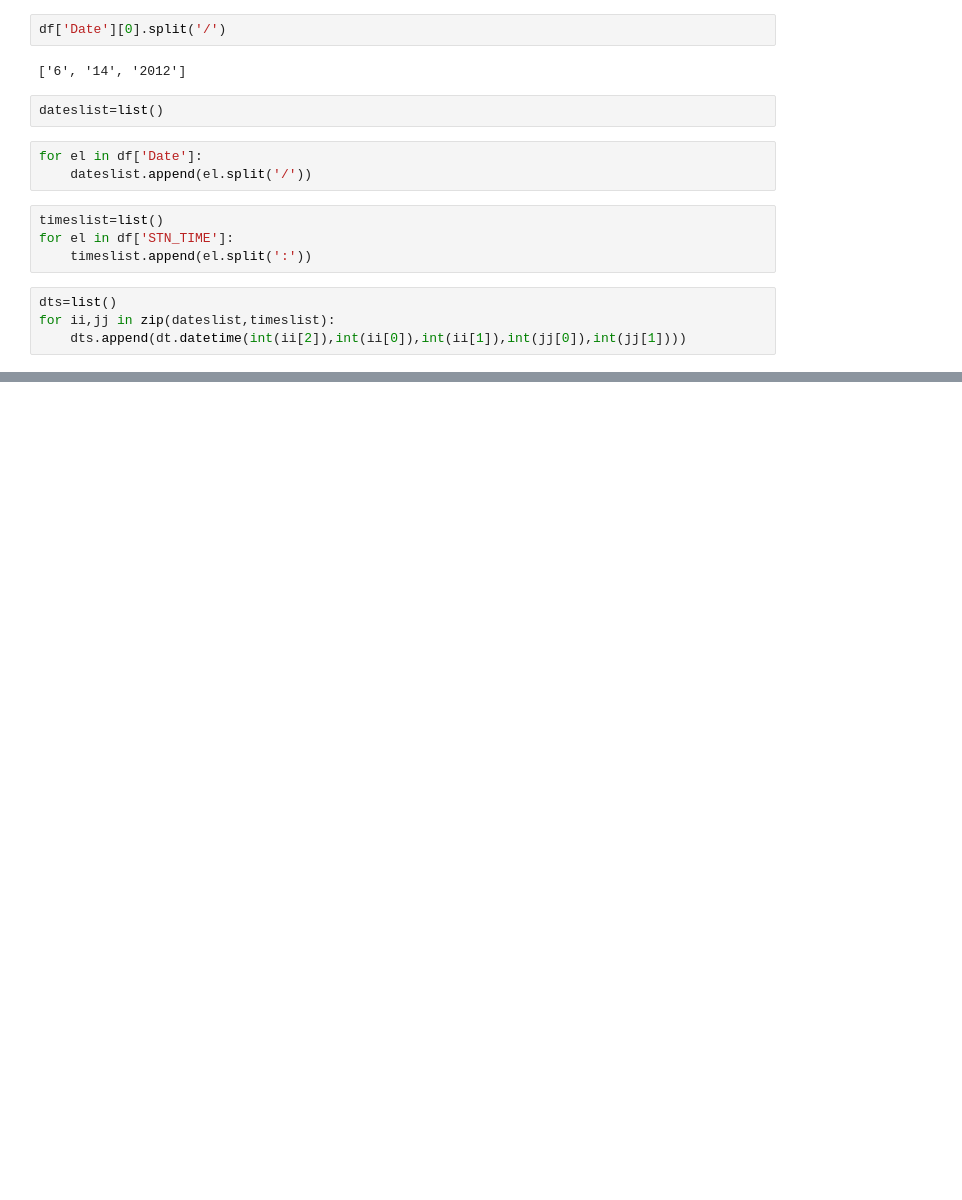
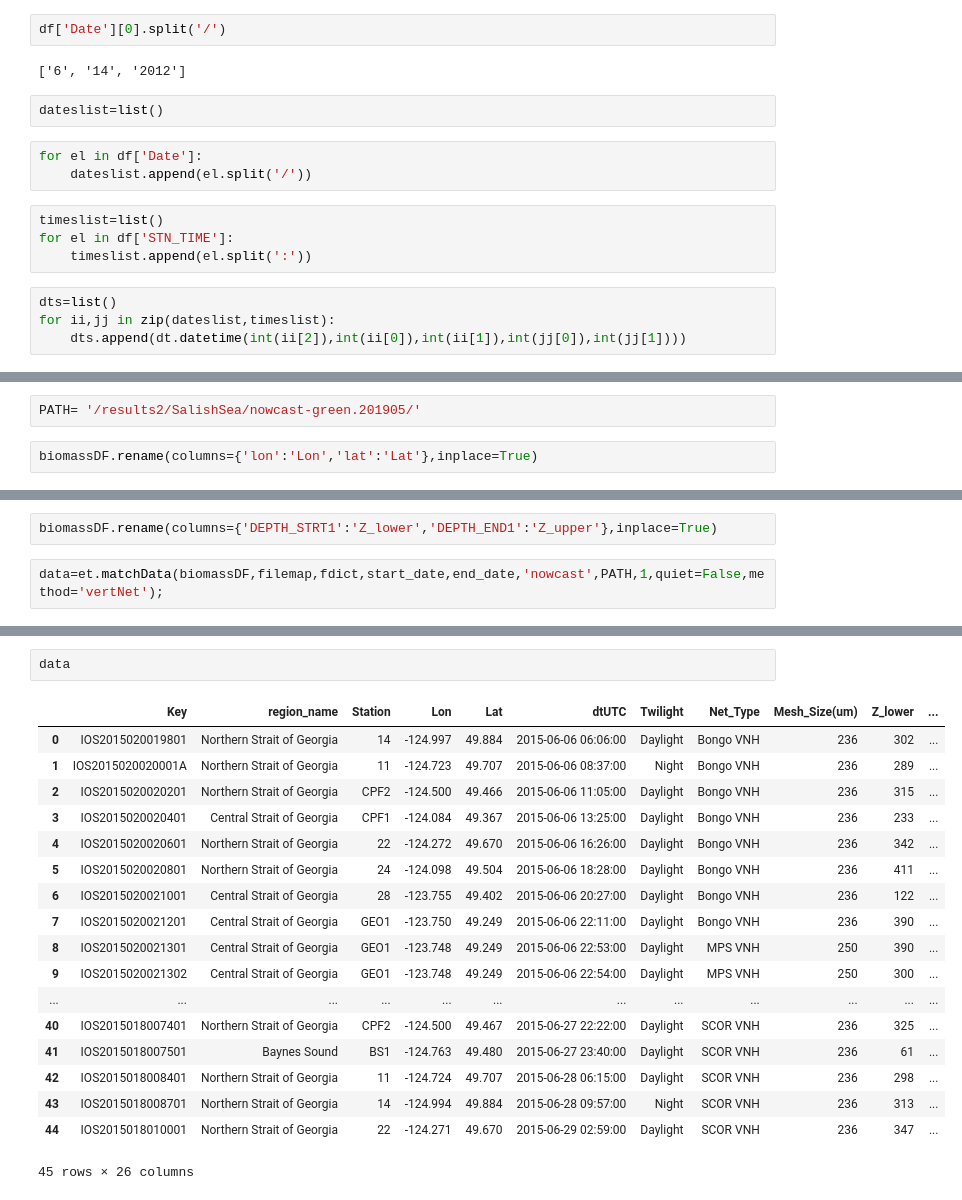
Before and after one commit to SalishSeaCast/analysis-elise-2, a Jupyter notebook: notebooks/forKaryn/LoadZoop.ipynb, the cells around one changed output, grey strips where cells are left out. Cells and saved outputs as stored; diff of their text form; blank space fills up the shorter version.

```diff
--- a/notebooks/forKaryn/LoadZoop.ipynb
+++ b/notebooks/forKaryn/LoadZoop.ipynb
@@ -111,0 +243,4 @@ ax.plot(df.loc[ind,['dt']],df.loc[ind,['Biomass(mg/m3)']],'r.')
+# %%
+PATH= '/results2/SalishSea/nowcast-green.201905/'
+# %%
+biomassDF.rename(columns={'lon':'Lon','lat':'Lat'},inplace=True)
@@ -111,0 +255,4 @@ ax.plot(df.loc[ind,['dt']],df.loc[ind,['Biomass(mg/m3)']],'r.')
+# %%
+biomassDF.rename(columns={'DEPTH_STRT1':'Z_lower','DEPTH_END1':'Z_upper'},inplace=True)
+# %%
+data=et.matchData(biomassDF,filemap,fdict,start_date,end_date,'nowcast',PATH,1,quiet=False,method='vertNet');
@@ -111,0 +262,21 @@ ax.plot(df.loc[ind,['dt']],df.loc[ind,['Biomass(mg/m3)']],'r.')
+# %%
+data
+# %% [output]
+|  | Key | region_name | Station | Lon | Lat | dtUTC | Twilight | Net_Type | Mesh_Size(um) | Z_lower | ... |
+| 0 | IOS2015020019801 | Northern Strait of Georgia | 14 | -124.997 | 49.884 | 2015-06-06 06:06:00 | Daylight | Bongo VNH | 236 | 302 | ... |
+| 1 | IOS2015020020001A | Northern Strait of Georgia | 11 | -124.723 | 49.707 | 2015-06-06 08:37:00 | Night | Bongo VNH | 236 | 289 | ... |
+| 2 | IOS2015020020201 | Northern Strait of Georgia | CPF2 | -124.500 | 49.466 | 2015-06-06 11:05:00 | Daylight | Bongo VNH | 236 | 315 | ... |
+| 3 | IOS2015020020401 | Central Strait of Georgia | CPF1 | -124.084 | 49.367 | 2015-06-06 13:25:00 | Daylight | Bongo VNH | 236 | 233 | ... |
+| 4 | IOS2015020020601 | Northern Strait of Georgia | 22 | -124.272 | 49.670 | 2015-06-06 16:26:00 | Daylight | Bongo VNH | 236 | 342 | ... |
+| 5 | IOS2015020020801 | Northern Strait of Georgia | 24 | -124.098 | 49.504 | 2015-06-06 18:28:00 | Daylight | Bongo VNH | 236 | 411 | ... |
+| 6 | IOS2015020021001 | Central Strait of Georgia | 28 | -123.755 | 49.402 | 2015-06-06 20:27:00 | Daylight | Bongo VNH | 236 | 122 | ... |
+| 7 | IOS2015020021201 | Central Strait of Georgia | GEO1 | -123.750 | 49.249 | 2015-06-06 22:11:00 | Daylight | Bongo VNH | 236 | 390 | ... |
+| 8 | IOS2015020021301 | Central Strait of Georgia | GEO1 | -123.748 | 49.249 | 2015-06-06 22:53:00 | Daylight | MPS VNH | 250 | 390 | ... |
+| 9 | IOS2015020021302 | Central Strait of Georgia | GEO1 | -123.748 | 49.249 | 2015-06-06 22:54:00 | Daylight | MPS VNH | 250 | 300 | ... |
+| ... | ... | ... | ... | ... | ... | ... | ... | ... | ... | ... | ... |
+| 40 | IOS2015018007401 | Northern Strait of Georgia | CPF2 | -124.500 | 49.467 | 2015-06-27 22:22:00 | Daylight | SCOR VNH | 236 | 325 | ... |
+| 41 | IOS2015018007501 | Baynes Sound | BS1 | -124.763 | 49.480 | 2015-06-27 23:40:00 | Daylight | SCOR VNH | 236 | 61 | ... |
+| 42 | IOS2015018008401 | Northern Strait of Georgia | 11 | -124.724 | 49.707 | 2015-06-28 06:15:00 | Daylight | SCOR VNH | 236 | 298 | ... |
+| 43 | IOS2015018008701 | Northern Strait of Georgia | 14 | -124.994 | 49.884 | 2015-06-28 09:57:00 | Night | SCOR VNH | 236 | 313 | ... |
+| 44 | IOS2015018010001 | Northern Strait of Georgia | 22 | -124.271 | 49.670 | 2015-06-29 02:59:00 | Daylight | SCOR VNH | 236 | 347 | ... |
+45 rows × 26 columns
```
Also changed, not shown: parts of 23 cells of this notebook, 4 other files.
